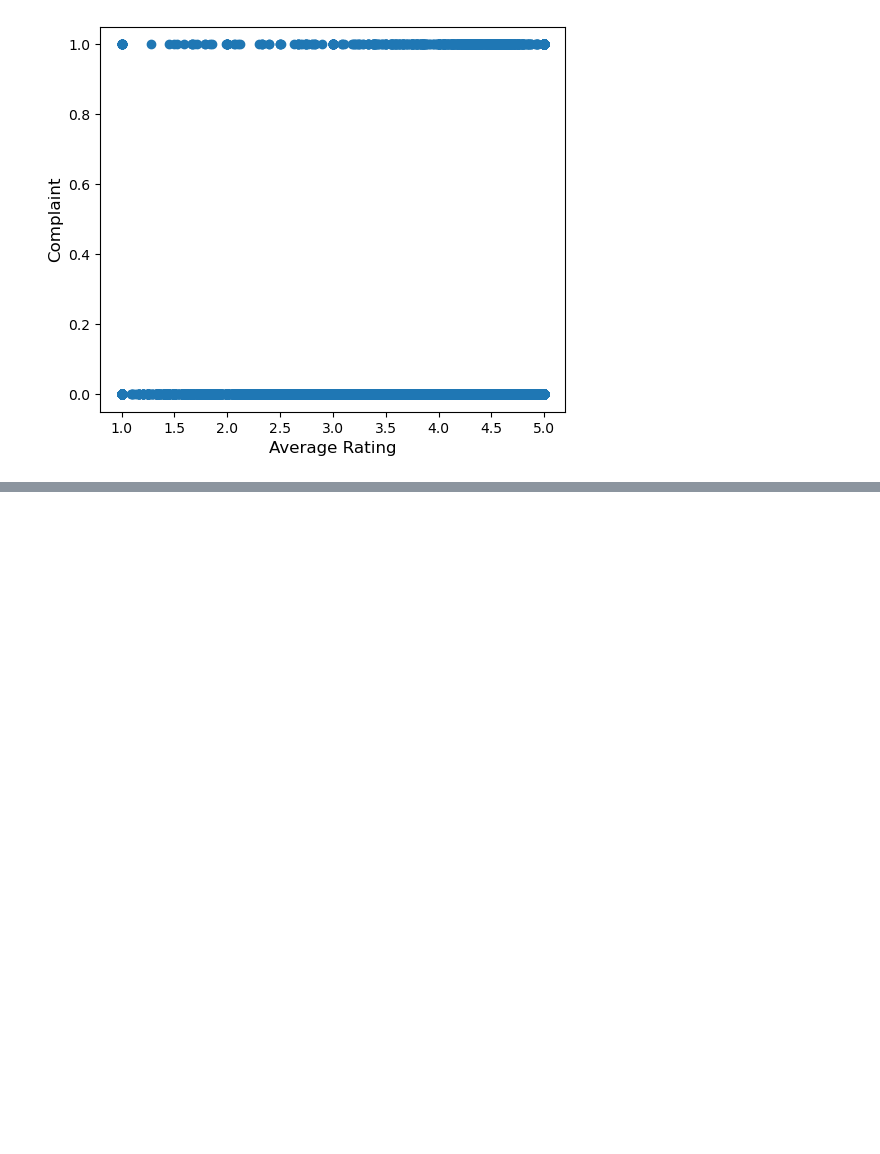
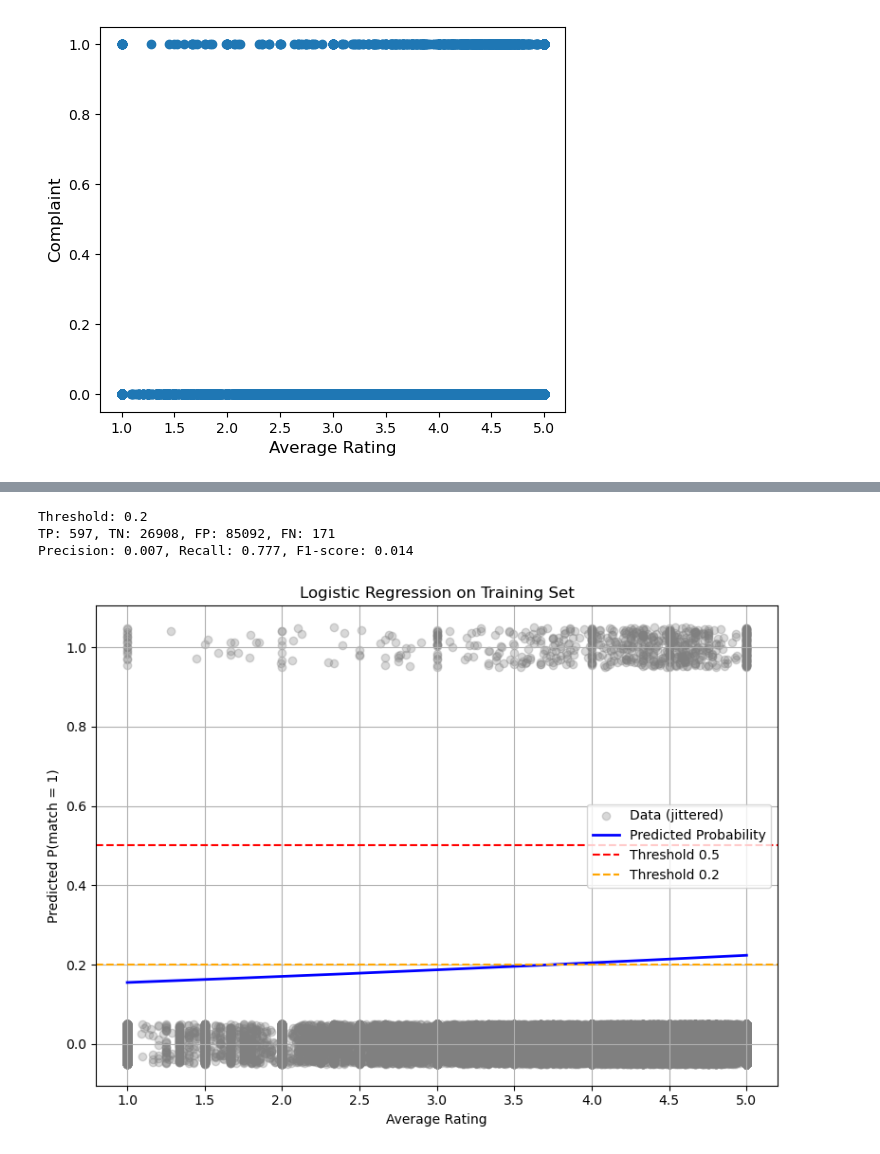
Before and after one commit to rebekah-eichberg/summer-2025-safeify, a Jupyter notebook: Emmi_fuzzy_ brand_tree/Silly_analysis_and_silly_baselines.ipynb, the cells around one changed output, grey strips where cells are left out. Drawn from its saved outputs; the diff is of its cells as text; code cells hidden in the pictures; blank space fills up the shorter version.

```diff
--- a/Emmi_fuzzy_ brand_tree/Silly_analysis_and_silly_baselines.ipynb
+++ b/Emmi_fuzzy_ brand_tree/Silly_analysis_and_silly_baselines.ipynb
@@ -62,0 +106,19 @@ y = df['match']
+# %%
+model_avg = nn.Linear(1, 1)  # Logistic regression: 1 feature → 1 logit output
+loss_fn = nn.BCEWithLogitsLoss(pos_weight=torch.tensor([10.0]))  # Penalize FN
+optimizer = torch.optim.SGD(model_avg.parameters(), lr=0.01)
+# %%
+num_epochs = 1000
+
+for epoch in range(num_epochs):
+    model_avg.train()
+
+    logits = model_avg(X).view(-1)
+    loss = loss_fn(logits, y)
+
+    optimizer.zero_grad()
+    loss.backward()
+    optimizer.step()
+
+    if epoch % 100 == 0:
+        print(f"Epoch {epoch}, Loss: {loss.item():.4f}")
@@ -62,0 +141,31 @@ y = df['match']
+# %%
+from sklearn.metrics import confusion_matrix, precision_score, recall_score, f1_score
+
+# Step 1: Compute probabilities
+with torch.no_grad():
+    logits = model_avg(X_avg).view(-1)           # raw output from the model
+    probs = torch.sigmoid(logits)        # convert logits to probabilities
+
+# Step 2: Set custom threshold
+threshold = 0.2
+y_pred = (probs > threshold).int()       # predicted labels (0 or 1)
+
+# Step 3: Ground truth
+y_true = y.int()
+
+# Step 4: Metrics
+cm = confusion_matrix(y_true, y_pred)
+TN, FP, FN, TP = cm.ravel()
+
+precision = precision_score(y_true, y_pred, zero_division=0)
+recall = recall_score(y_true, y_pred, zero_division=0)
+f1 = f1_score(y_true, y_pred, zero_division=0)
+
+# Step 5: Print results
+print(f"Threshold: {threshold}")
+print(f"TP: {TP}, TN: {TN}, FP: {FP}, FN: {FN}")
+print(f"Precision: {precision:.3f}, Recall: {recall:.3f}, F1-score: {f1:.3f}")
+# %% [output]
+Threshold: 0.2
+TP: 597, TN: 26908, FP: 85092, FN: 171
+Precision: 0.007, Recall: 0.777, F1-score: 0.014
@@ -62,0 +175,30 @@ y = df['match']
+# %%
+import matplotlib.pyplot as plt
+import numpy as np
+
+# Smooth curve
+x_vals = torch.linspace(df['avg_rating'].min(), df['avg_rating'].max(), 200).view(-1, 1)
+
+model_avg.eval()
+with torch.no_grad():
+    y_vals = torch.sigmoid(model_avg(x_vals)).view(-1).numpy()
+
+# Jittered training points
+x_scatter = df['avg_rating'].values
+y_scatter = df['match'].values + np.random.uniform(-0.05, 0.05, size=len(df))
+
+plt.figure(figsize=(8, 6))
+plt.scatter(x_scatter, y_scatter, alpha=0.3, label="Data (jittered)", color='gray')
+plt.plot(x_vals.view(-1).numpy(), y_vals, color='blue', linewidth=2, label="Predicted Probability")
+plt.axhline(0.5, color='red', linestyle='--', label="Threshold 0.5")
+plt.axhline(0.2, color='orange', linestyle='--', label="Threshold 0.2")
+
+plt.xlabel("Average Rating")
+plt.ylabel("Predicted P(match = 1)")
+plt.title("Logistic Regression on Training Set")
+plt.legend()
+plt.grid(True)
+plt.tight_layout()
+plt.show()
+# %% [output]
+[figure, added]
```
Also changed, not shown: parts of 21 cells of this notebook.
